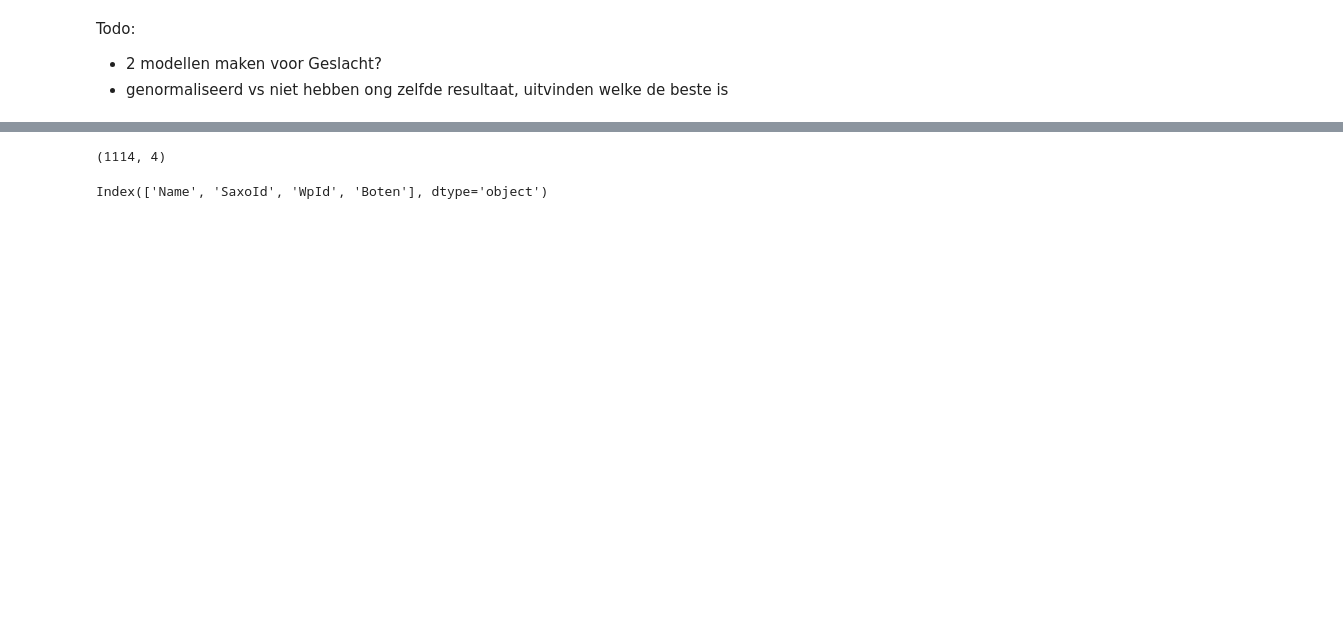
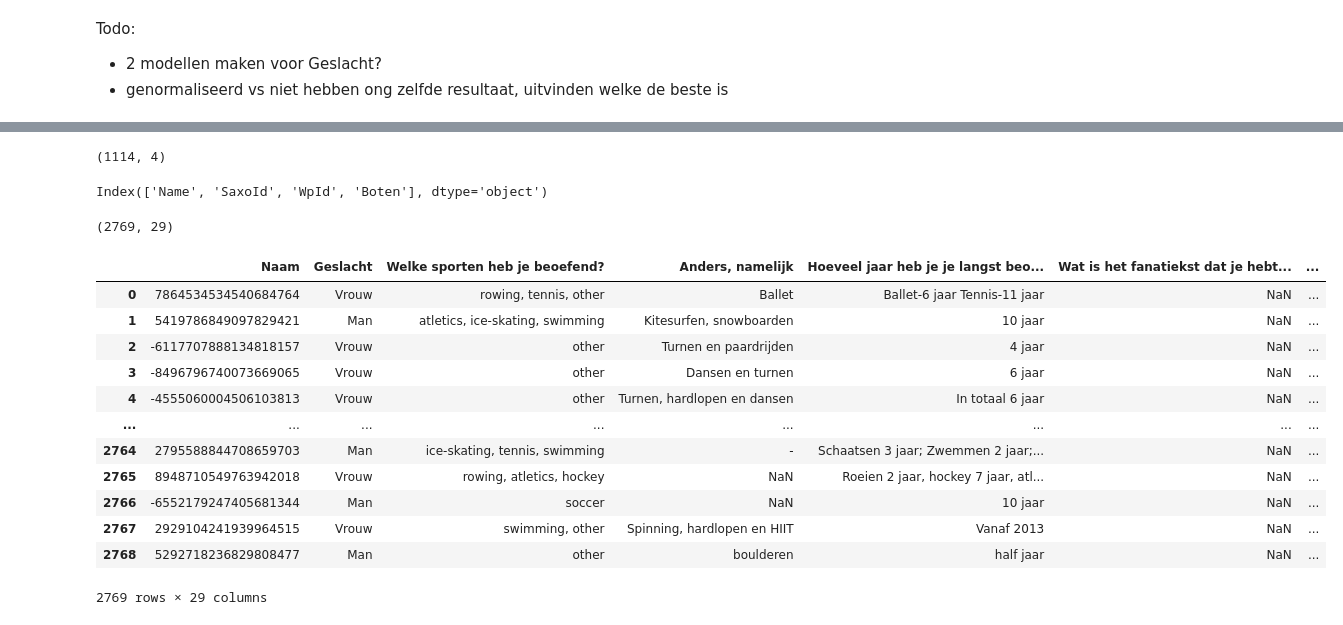
Before and after one commit to rensvendrig/PoRoRIT, a Jupyter notebook: WedstrijdRoeiVoorspeller.ipynb, the cells around one changed output, grey strips where cells are left out. Drawn from its saved outputs; the diff is of its cells as text; code cells hidden in the pictures; blank space fills up the shorter version.

```diff
--- a/WedstrijdRoeiVoorspeller.ipynb
+++ b/WedstrijdRoeiVoorspeller.ipynb
@@ -363,10 +352,31 @@ df.to_csv('raw_data/training_data.csv', index=False)
-# %%
-boot = pd.read_csv('raw_data/people_with_boats.csv')
-print(boot.shape)
-boot['Boten'] = boot['Boten'].str.split(',')
-boot = boot[boot['Boten'].str.len() != 1]
-boot.dropna(axis=0, inplace = True)
-boot.columns
-# %% [output]
-(1114, 4)
-Index(['Name', 'SaxoId', 'WpId', 'Boten'], dtype='object')
+# %%
+boot = pd.read_csv('raw_data/people_with_boats.csv')
+print(boot.shape)
+boot['Boten'] = boot['Boten'].str.split(',')
+boot = boot[boot['Boten'].str.len() != 1]
+boot.dropna(axis=0, inplace = True)
+boot.columns
+# %% [output]
+(1114, 4)
+Index(['Name', 'SaxoId', 'WpId', 'Boten'], dtype='object')
+# %%
+train = pd.read_csv('raw_data/training_data.csv')
+print(train.shape)
+# %% [output]
+(2769, 29)
+# %%
+train
+# %% [output]
+|  | Naam | Geslacht | Welke sporten heb je beoefend? | Anders, namelijk | Hoeveel jaar heb je je langst beo... | Wat is het fanatiekst dat je hebt... | ... |
+| 0 | 7864534534540684764 | Vrouw | rowing, tennis, other | Ballet | Ballet-6 jaar Tennis-11 jaar | NaN | ... |
+| 1 | 5419786849097829421 | Man | atletics, ice-skating, swimming | Kitesurfen, snowboarden | 10 jaar | NaN | ... |
+| 2 | -6117707888134818157 | Vrouw | other | Turnen en paardrijden | 4 jaar | NaN | ... |
+| 3 | -8496796740073669065 | Vrouw | other | Dansen en turnen | 6 jaar | NaN | ... |
+| 4 | -4555060004506103813 | Vrouw | other | Turnen, hardlopen en dansen | In totaal 6 jaar | NaN | ... |
+| ... | ... | ... | ... | ... | ... | ... | ... |
+| 2764 | 2795588844708659703 | Man | ice-skating, tennis, swimming | - | Schaatsen 3 jaar; Zwemmen 2 jaar;... | NaN | ... |
+| 2765 | 8948710549763942018 | Vrouw | rowing, atletics, hockey | NaN | Roeien 2 jaar, hockey 7 jaar, atl... | NaN | ... |
+| 2766 | -6552179247405681344 | Man | soccer | NaN | 10 jaar | NaN | ... |
+| 2767 | 2929104241939964515 | Vrouw | swimming, other | Spinning, hardlopen en HIIT | Vanaf 2013 | NaN | ... |
+| 2768 | 5292718236829808477 | Man | other | boulderen | half jaar | NaN | ... |
+2769 rows × 29 columns
```
Also changed, not shown: parts of 13 cells of this notebook, 1 other file.
